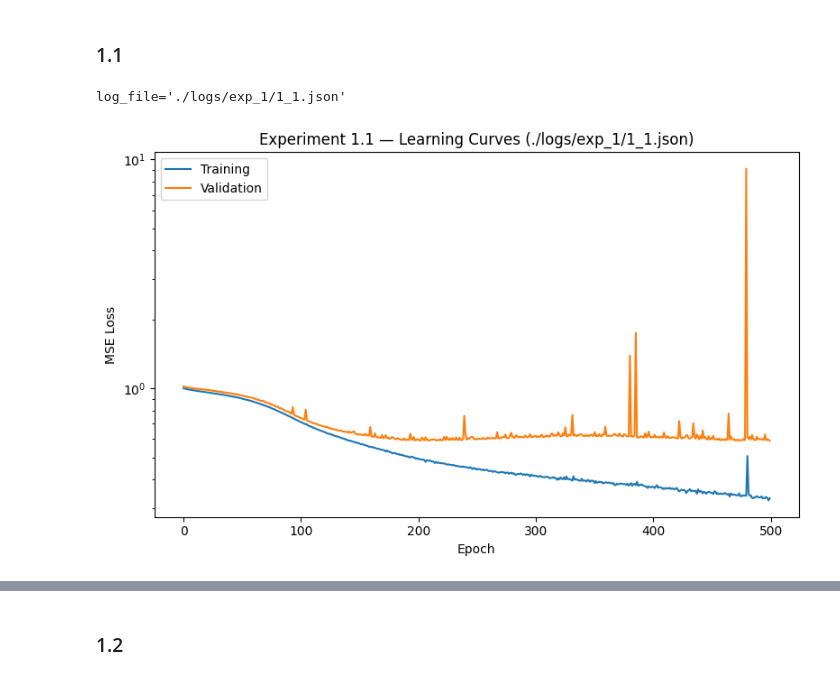
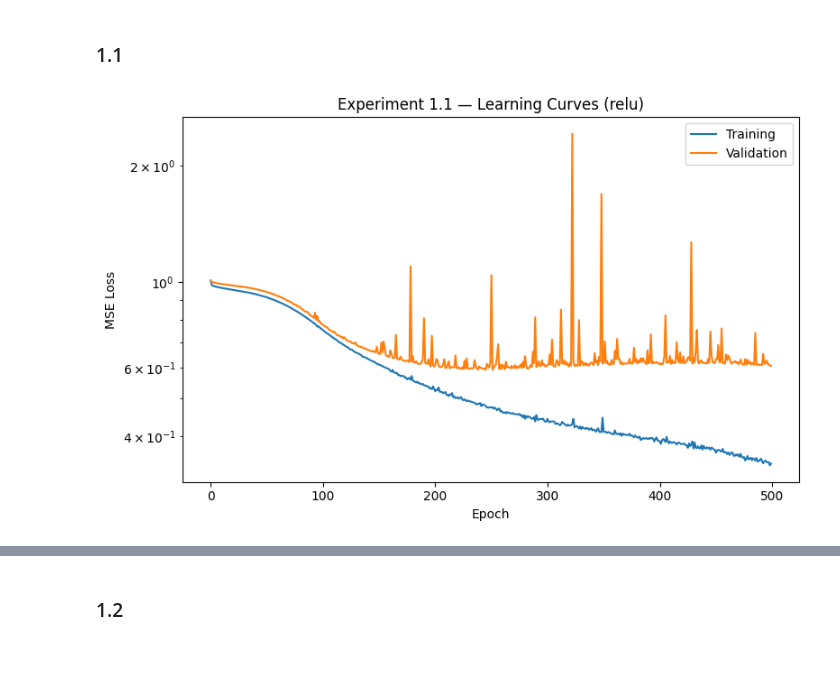
Before and after one commit to trvslhlt/ift_6390_machine_learning, a Jupyter notebook: assignments/assignment_2/analysis.ipynb, the cells around one changed output, grey strips where cells are left out. Drawn from its saved outputs; the diff is of its cells as text; code cells hidden in the pictures.

```diff
--- a/assignments/assignment_2/analysis.ipynb
+++ b/assignments/assignment_2/analysis.ipynb
@@ -121,33 +169,25 @@ plt.show()
 # %% [markdown]
 ### 1.1
 # %%
-import json
-import matplotlib.pyplot as plt
-from pathlib import Path
-
-log_file = "./logs/exp_1/1_1.json"
-print(f'{log_file=}')
-
-with open(log_file) as f:
-    logs = json.load(f)
+exp_1_1 = load_latest_logs("exp_1_1")
+label, logs = exp_1_1[0]
 
 epochs = [e["epoch"] for e in logs["epoch"]]
 train_loss = [e["train_loss"] for e in logs["epoch"]]
 val_loss = [e["val_loss"] for e in logs["epoch"]]
 
 fig, ax = plt.subplots(figsize=(8, 5))
 ax.plot(epochs, train_loss, label="Training")
 ax.plot(epochs, val_loss, label="Validation")
 ax.set_xlabel("Epoch")
 ax.set_ylabel("MSE Loss")
 ax.set_yscale("log")
-ax.set_title(f"Experiment 1.1 — Learning Curves ({log_file})")
+ax.set_title(f"Experiment 1.1 — Learning Curves ({label})")
 ax.legend()
 plt.tight_layout()
 plt.show()
 # %% [output]
-log_file='./logs/exp_1/1_1.json'
-[figure, old version]
+[figure, new version]
 # %%
 epochs = [e["epoch"] for e in logs["epoch"]]
 train_r2 = [e["train_r2"] for e in logs["epoch"]]
```
Also changed, not shown: parts of 7 cells of this notebook, 2 other files.
